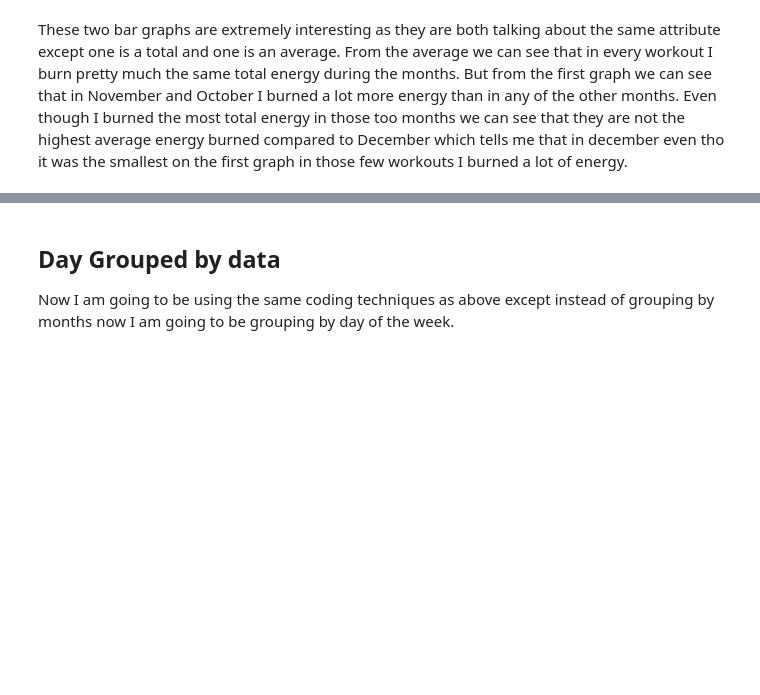
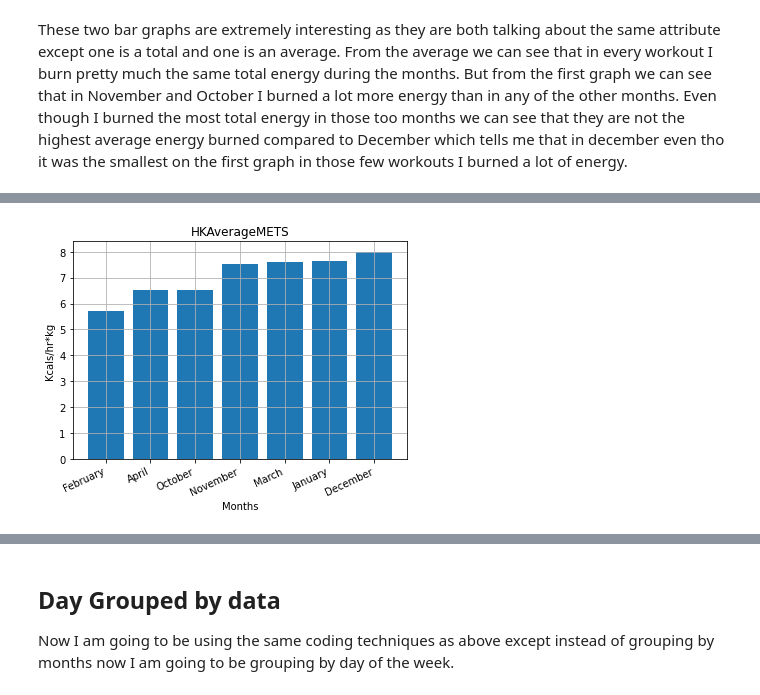
Before and after one commit to JamesJansma/Data-Science-Final, a Jupyter notebook: project.ipynb, the cells around one changed output, grey strips where cells are left out. Saved outputs shown, nothing was run; the diff lists cells and outputs as text; code cells hidden in the pictures; blank space fills up the shorter version.

```diff
--- a/project.ipynb
+++ b/project.ipynb
@@ -54,7 +54,7 @@ Next I am going to be merging the table that contains the day of the week and th
 # %%
 utils.clean_date(day_month_df)
 day_month_df.to_csv("clean.csv")
-clean_df = df.merge(day_month_df, on=["Date"],how="inner")
+clean_df = df.merge(day_month_df, on=["Date"],how="outer")
 clean_df.to_csv("clean_workout.csv",index=False)
 # %% [markdown]
 Now that the dats and month table has been merged with my data set I am going to be merging another data set and this data set includes the weather data over the duration of my workouts. It was gathered using the [Meteo Stats](https://dev.meteostat.net/api/#sign-up) api specifically their Weather History API. It allows me to get daily weather data which includes attribute like temp, precipitation, and wind speed. I am going to drop unneccesary columns like tmin and tmax as for this project I will only need the tavg. I am going to be doing an outer join for this table because I am going to need to have the weather on the days I do not workout as well. Once it is merged I am also going to add another attribute called Workout and it is going to just be a Y or a N based on wether our not I worked out on that date.
@@ -145,0 +148,6 @@ These two bar graphs are extremely interesting as they are both talking about th
+# %%
+mean_groupby_data_ser = utils.mean_of_attribute_in_group(grouped_by_month,"HKAverageMETs")
+mean_groupby_data_ser.sort_values(ascending=True,inplace=True)
+utils.bar_chart_example(mean_groupby_data_ser.index,mean_groupby_data_ser,"HKAverageMETS","Months","Kcals/hr*kg")
+# %% [output]
+[figure, added]
```
Also changed, not shown: parts of 7 cells of this notebook.
